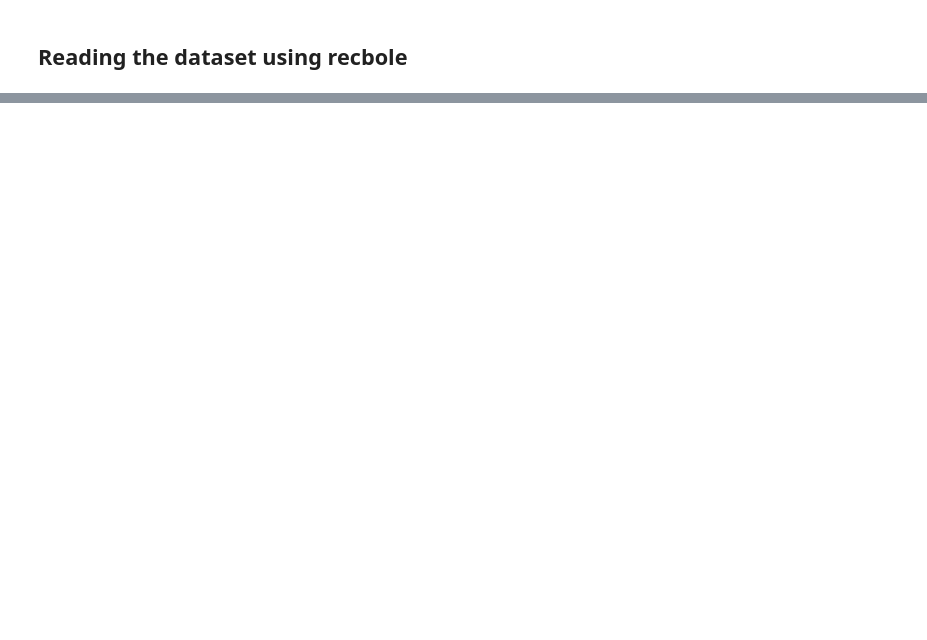
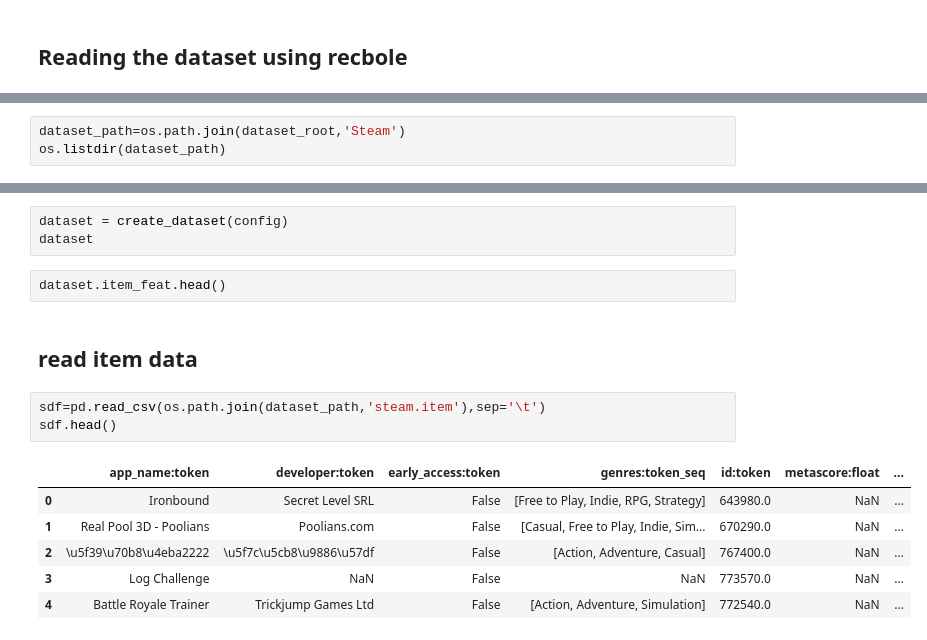
Before and after one commit to gkoren2/DIF-SR, a Jupyter notebook: notebooks/datasets_EDA.ipynb, the cells around one changed output, grey strips where cells are left out. Saved outputs shown, nothing was run; the diff lists cells and outputs as text; blank space fills up the shorter version.

```diff
--- a/notebooks/datasets_EDA.ipynb
+++ b/notebooks/datasets_EDA.ipynb
@@ -235,0 +484,3 @@ dataset.item_feat.head()
+# %%
+dataset_path=os.path.join(dataset_root,'Steam')
+os.listdir(dataset_path)
@@ -235,0 +498,17 @@ dataset.item_feat.head()
+# %%
+dataset = create_dataset(config)
+dataset
+# %%
+dataset.item_feat.head()
+# %% [markdown]
+## read item data
+# %%
+sdf=pd.read_csv(os.path.join(dataset_path,'steam.item'),sep='\t')
+sdf.head()
+# %% [output]
+|  | app_name:token | developer:token | early_access:token | genres:token_seq | id:token | metascore:float | ... |
+| 0 | Ironbound | Secret Level SRL | False | [Free to Play, Indie, RPG, Strategy] | 643980.0 | NaN | ... |
+| 1 | Real Pool 3D - Poolians | Poolians.com | False | [Casual, Free to Play, Indie, Sim... | 670290.0 | NaN | ... |
+| 2 | \u5f39\u70b8\u4eba2222 | \u5f7c\u5cb8\u9886\u57df | False | [Action, Adventure, Casual] | 767400.0 | NaN | ... |
+| 3 | Log Challenge | NaN | False | NaN | 773570.0 | NaN | ... |
+| 4 | Battle Royale Trainer | Trickjump Games Ltd | False | [Action, Adventure, Simulation] | 772540.0 | NaN | ... |
```
Also changed, not shown: parts of 40 cells of this notebook.
